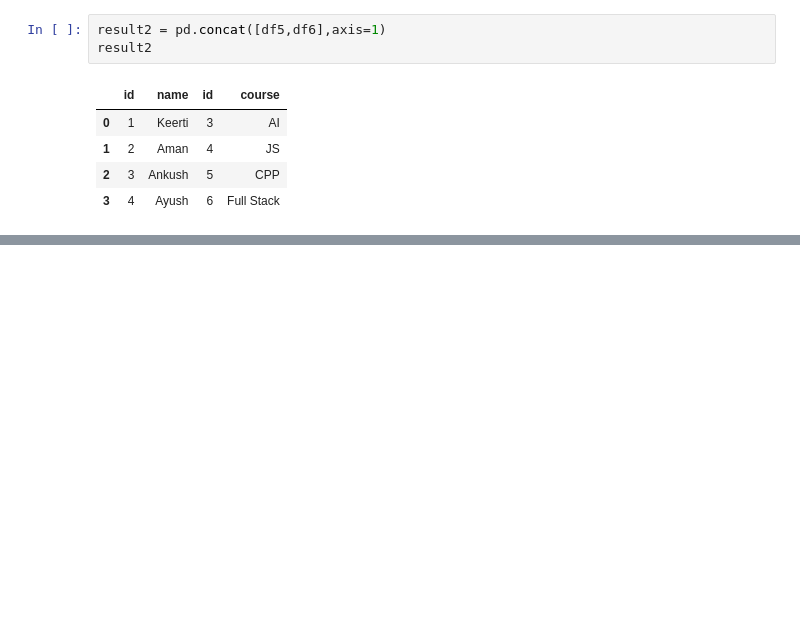
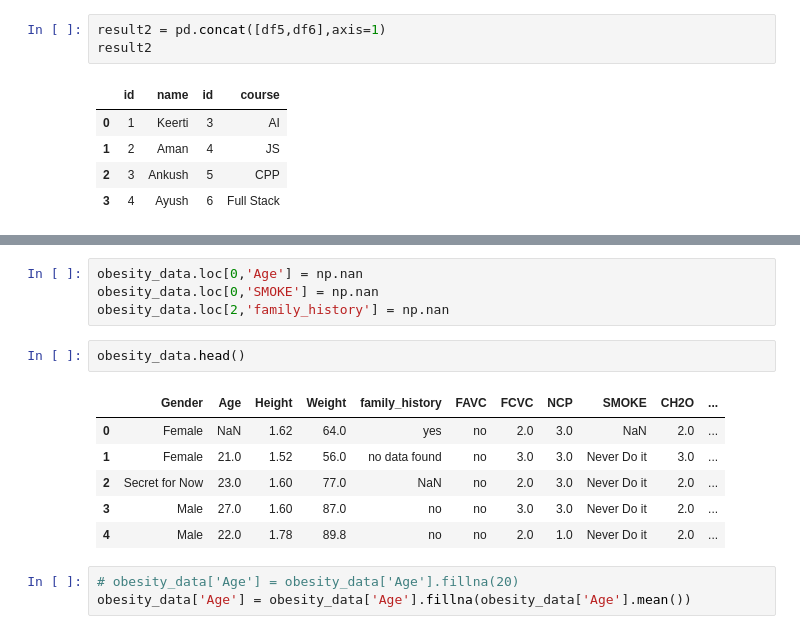
Before and after one commit to AakashGaur03/python-pandas, a Jupyter notebook: pandasV1.ipynb, the cells around one changed output, grey strips where cells are left out. Drawn from its saved outputs; the diff is of its cells as text; blank space fills up the shorter version.

```diff
--- a/pandasV1.ipynb
+++ b/pandasV1.ipynb
@@ -957,0 +1046,16 @@ result3
+# %%
+obesity_data.loc[0,'Age'] = np.nan
+obesity_data.loc[0,'SMOKE'] = np.nan
+obesity_data.loc[2,'family_history'] = np.nan
+# %%
+obesity_data.head()
+# %% [output]
+|  | Gender | Age | Height | Weight | family_history | FAVC | FCVC | NCP | SMOKE | CH2O | ... |
+| 0 | Female | NaN | 1.62 | 64.0 | yes | no | 2.0 | 3.0 | NaN | 2.0 | ... |
+| 1 | Female | 21.0 | 1.52 | 56.0 | no data found | no | 3.0 | 3.0 | Never Do it | 3.0 | ... |
+| 2 | Secret for Now | 23.0 | 1.60 | 77.0 | NaN | no | 2.0 | 3.0 | Never Do it | 2.0 | ... |
+| 3 | Male | 27.0 | 1.60 | 87.0 | no | no | 3.0 | 3.0 | Never Do it | 2.0 | ... |
+| 4 | Male | 22.0 | 1.78 | 89.8 | no | no | 2.0 | 1.0 | Never Do it | 2.0 | ... |
+# %%
+# obesity_data['Age'] = obesity_data['Age'].fillna(20)
+obesity_data['Age'] = obesity_data['Age'].fillna(obesity_data['Age'].mean())
```
Also changed, not shown: parts of 30 cells of this notebook.
